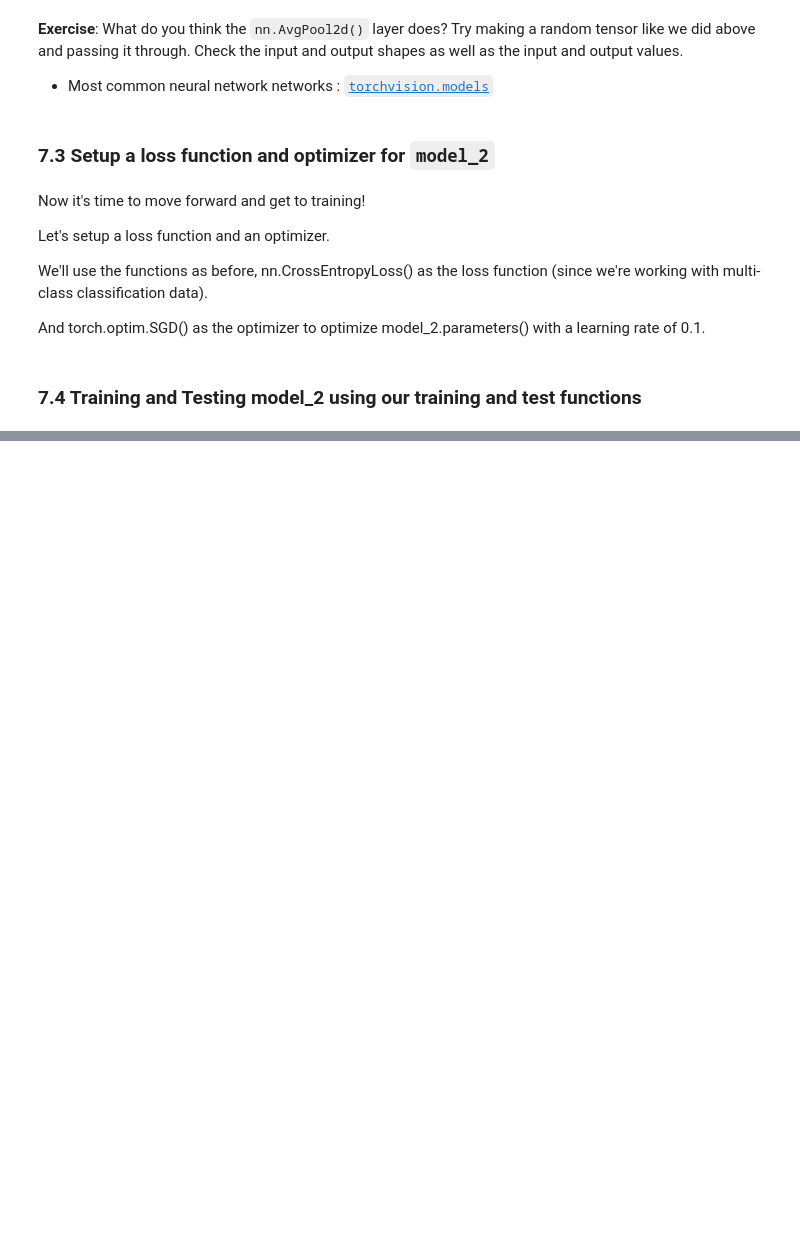
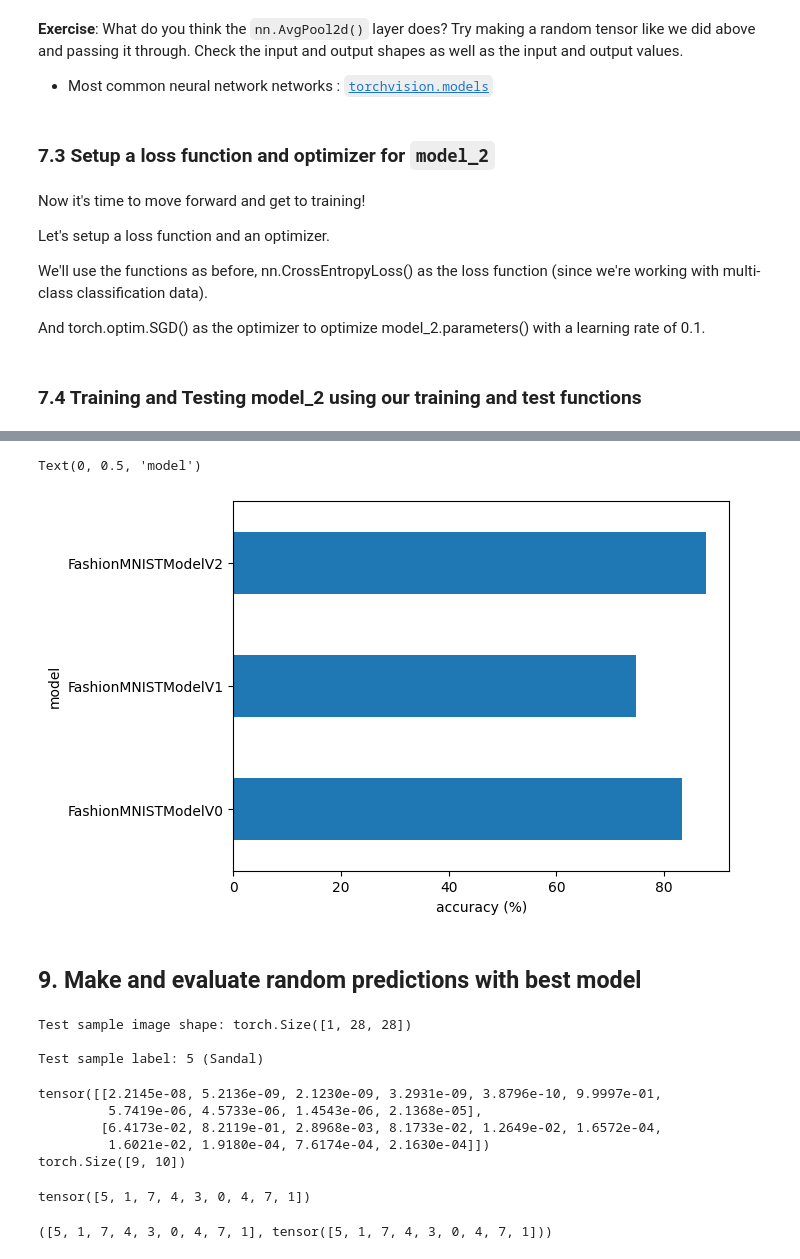
Before and after one commit to qbit-glitch/pytorch_tutorials, a Jupyter notebook: ztm_pytorch_course/03_pytorch_computer_vision/03_pytorch_computer_vision_learning_notebook.ipynb, the cells around one changed output, grey strips where cells are left out. Cells and saved outputs as stored; diff of their text form; code cells hidden in the pictures; blank space fills up the shorter version.

```diff
--- a/ztm_pytorch_course/03_pytorch_computer_vision/03_pytorch_computer_vision_learning_notebook.ipynb
+++ b/ztm_pytorch_course/03_pytorch_computer_vision/03_pytorch_computer_vision_learning_notebook.ipynb
@@ -776,7 +776,7 @@ class FashionMNISTModelV2(nn.Module):
                       padding = 1),
             nn.ReLU(),
             nn.MaxPool2d(kernel_size = 2,
-                         stride = 1)    # default stride value is same as the kernel size
+                         stride = 2)    # default stride value is same as the kernel size
         )
         self.block_2 = nn.Sequential(
             nn.Conv2d(hidden_units, hidden_units, 3, padding=1),
@@ -1127,0 +1141,9 @@ RuntimeError: linear(): input and weight.T shapes cannot be multiplied (32x1960
+# %%
+# Get model_2 results
+model_2_results = eval_model(
+    model = model_2,
+    data_loader = test_dataloader,
+    loss_fn = loss_fn,
+    accuracy_fn = accuracy_fn
+)
+model_2_results
@@ -1127,0 +1170,4 @@ RuntimeError: linear(): input and weight.T shapes cannot be multiplied (32x1960
+# %%
+import pandas as pd
+compare_results = pd.DataFrame([model_0_results, model_1_results, model_2_results])
+compare_results
@@ -1127,0 +1179,6 @@ RuntimeError: linear(): input and weight.T shapes cannot be multiplied (32x1960
+# %%
+# Add training time to results comparison
+compare_results['training_time'] = [total_train_time_model_0,
+                                    total_train_time_model_1,
+                                    total_train_time_model_2]
+compare_results
@@ -1127,0 +1202,10 @@ RuntimeError: linear(): input and weight.T shapes cannot be multiplied (32x1960
+# %%
+# Visualize our model results
+compare_results.set_index('model_name')['model_acc'].plot(kind='barh')
+plt.xlabel('accuracy (%)')
+plt.ylabel('model')
+# %% [output]
+Text(0, 0.5, 'model')
+[figure, added]
+# %% [markdown]
+## 9. Make and evaluate random predictions with best model
@@ -1127,0 +1230,41 @@ RuntimeError: linear(): input and weight.T shapes cannot be multiplied (32x1960
+# %%
+import random
+random.seed(42)
+test_samples = []
+test_labels = []
+
+for sample, label in random.sample(list(test_data), k=9):
+    test_samples.append(sample)
+    test_labels.append(label)
+
+# View the first test sample shape and labels
+print(f"Test sample image shape: {test_samples[0].shape}\n")
+print(f"Test sample label: {test_labels[0]} ({class_names[test_labels[0]]})")
+# %% [output]
+Test sample image shape: torch.Size([1, 28, 28])
+
+Test sample label: 5 (Sandal)
+# %%
+# Make predictions on test samples with model 2
+pred_probs = make_predictions(model = model_2,
+                              data = test_samples)
+# view first two prediction probabilities
+print(pred_probs[:2])
+print(pred_probs.shape)
+# %% [output]
+tensor([[2.2145e-08, 5.2136e-09, 2.1230e-09, 3.2931e-09, 3.8796e-10, 9.9997e-01,
+         5.7419e-06, 4.5733e-06, 1.4543e-06, 2.1368e-05],
+        [6.4173e-02, 8.2119e-01, 2.8968e-03, 8.1733e-02, 1.2649e-02, 1.6572e-04,
+         1.6021e-02, 1.9180e-04, 7.6174e-04, 2.1630e-04]])
+torch.Size([9, 10])
+# %%
+# Turn the prediction probabilities into prediction labels by taking the argmax()
+pred_classes = pred_probs.argmax(dim=1)
+pred_classes
+# %% [output]
+tensor([5, 1, 7, 4, 3, 0, 4, 7, 1])
+# %%
+# Are our predictions in the same form as our test labels
+test_labels, pred_classes
+# %% [output]
+([5, 1, 7, 4, 3, 0, 4, 7, 1], tensor([5, 1, 7, 4, 3, 0, 4, 7, 1]))
```
Also changed, not shown: parts of 22 cells of this notebook.
